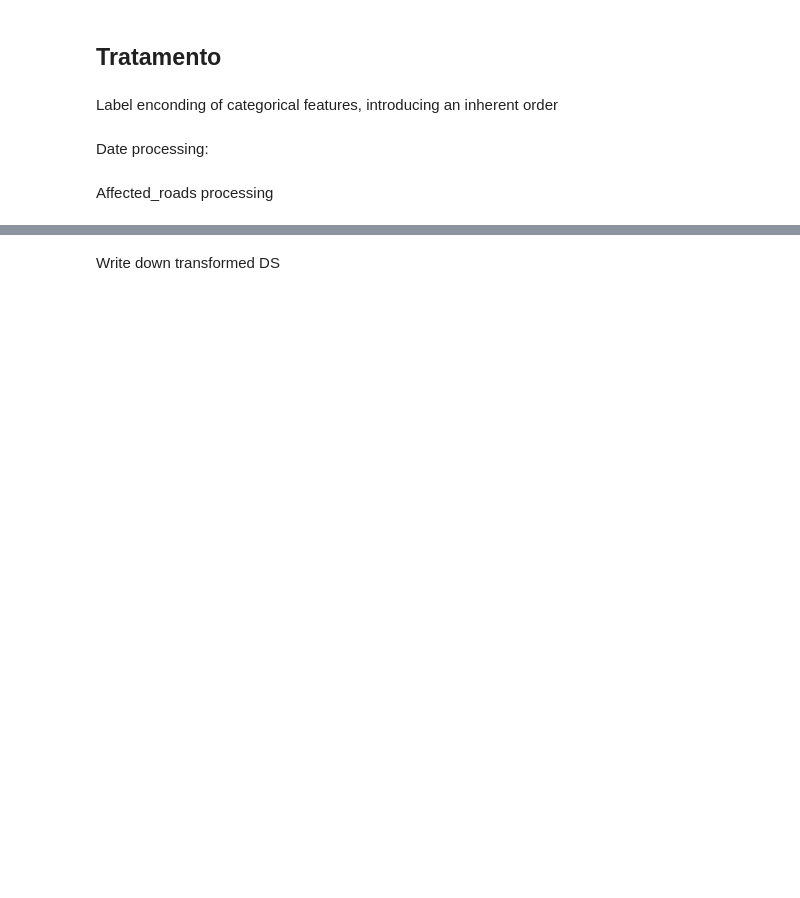
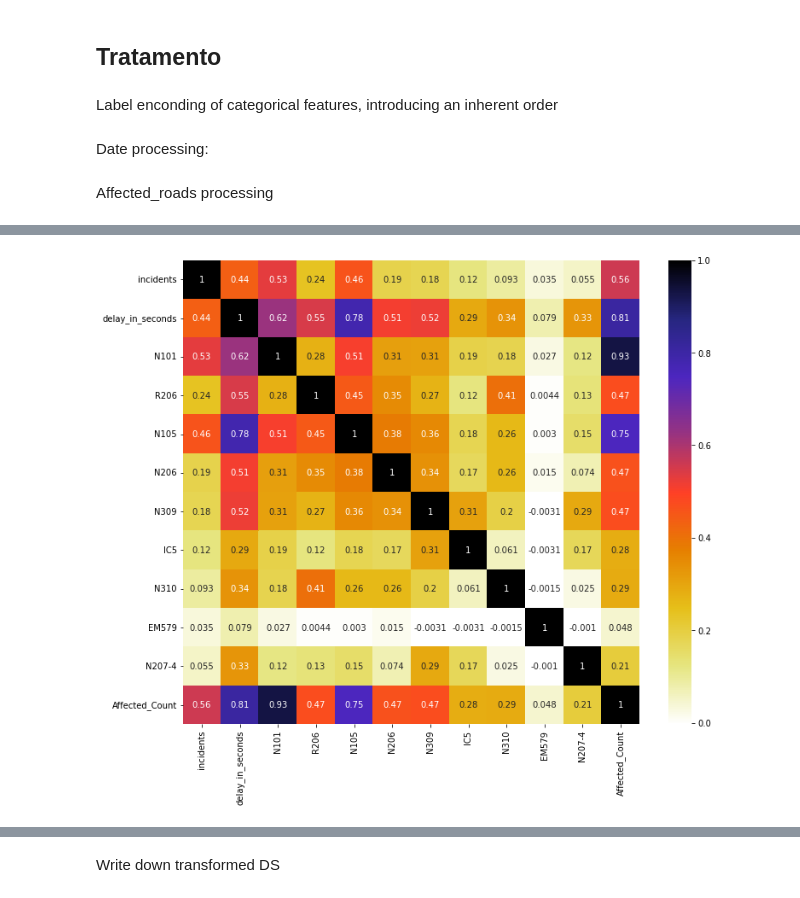
Before and after one commit to GoncaloPereiraFigueiredoFerreira/Data-and-Autonomous-Learning-Project, a Jupyter notebook: AcidentesDS/dataTreatment.ipynb, the cells around one changed output, grey strips where cells are left out. Cells and saved outputs as stored; diff of their text form; code cells hidden in the pictures; blank space fills up the shorter version.

```diff
--- a/AcidentesDS/dataTreatment.ipynb
+++ b/AcidentesDS/dataTreatment.ipynb
@@ -282,0 +264,7 @@ plt.show()
+# %%
+cor = trainDf[["incidents","delay_in_seconds","N101","R206","N105","N206","N309","IC5","N310","EM579","N207-4","Affected_Count"]].corr()
+plt.figure(figsize=(12,10))
+sns.heatmap(cor, cmap=plt.cm.CMRmap_r,annot=True)
+plt.show()
+# %% [output]
+[figure, added]
```
Also changed, not shown: parts of 30 cells of this notebook, 3 other files.
